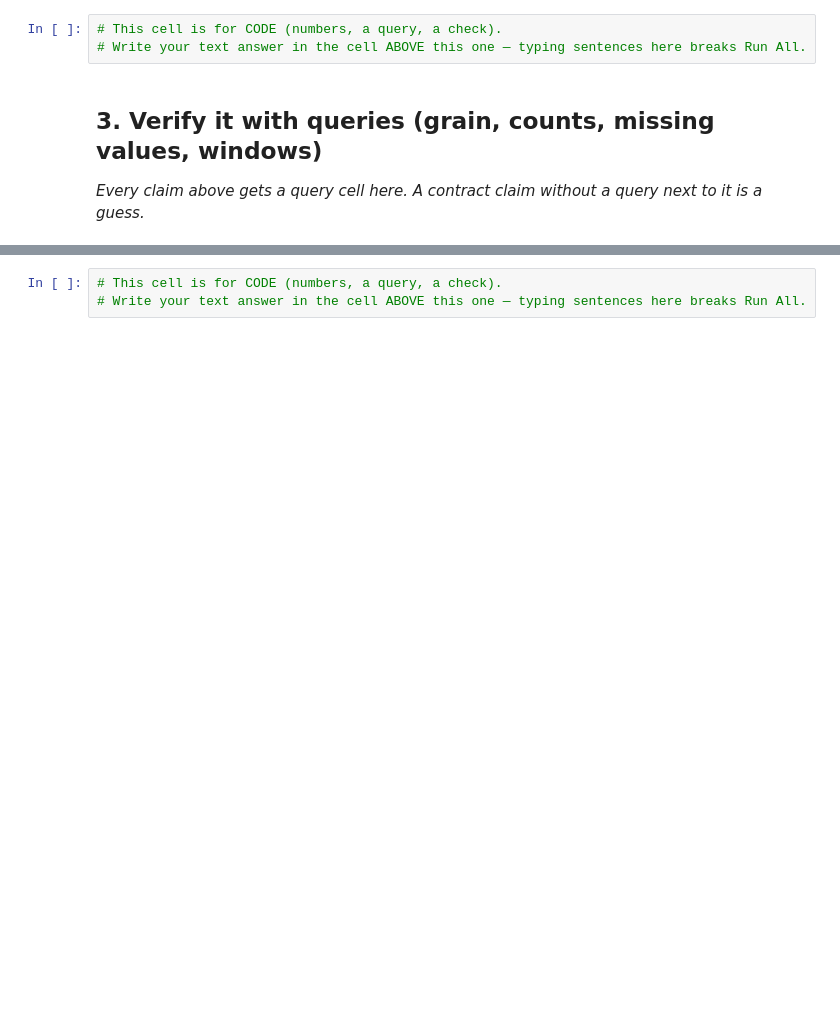
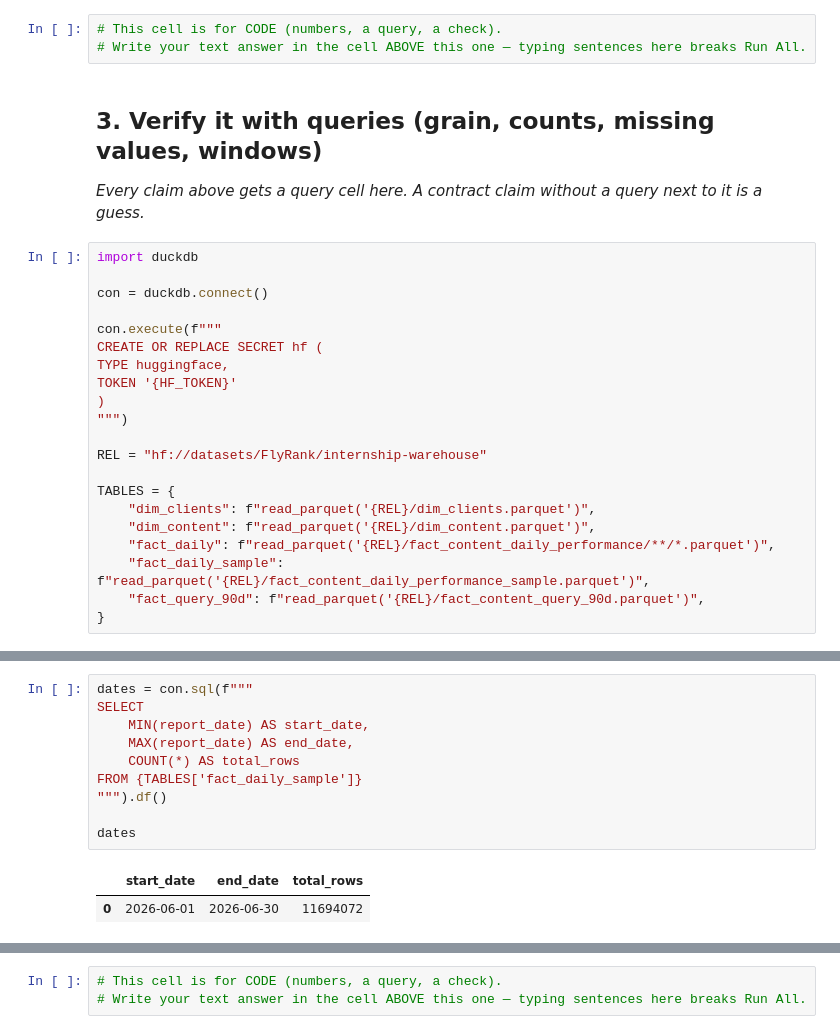
Before and after one commit to byte-AbhijitVichare/flyrank-ml-internship, a Jupyter notebook: work/notebooks/w03_data_contract.ipynb, the cells around one changed output, grey strips where cells are left out. Drawn from its saved outputs; the diff is of its cells as text; blank space fills up the shorter version.

```diff
--- a/work/notebooks/w03_data_contract.ipynb
+++ b/work/notebooks/w03_data_contract.ipynb
@@ -24,3 +53,24 @@ This skeleton is yours to fill. Work the sections **in order** — each one has
 ## 3. Verify it with queries (grain, counts, missing values, windows)
 
 *Every claim above gets a query cell here. A contract claim without a query next to it is a guess.*
+# %%
+import duckdb
+
+con = duckdb.connect()
+
+con.execute(f"""
+CREATE OR REPLACE SECRET hf (
+TYPE huggingface,
+TOKEN '{HF_TOKEN}'
+)
+""")
+
+REL = "hf://datasets/FlyRank/internship-warehouse"
+
+TABLES = {
+    "dim_clients": f"read_parquet('{REL}/dim_clients.parquet')",
+    "dim_content": f"read_parquet('{REL}/dim_content.parquet')",
+    "fact_daily": f"read_parquet('{REL}/fact_content_daily_performance/**/*.parquet')",
+    "fact_daily_sample": f"read_parquet('{REL}/fact_content_daily_performance_sample.parquet')",
+    "fact_query_90d": f"read_parquet('{REL}/fact_content_query_90d.parquet')",
+}
@@ -26,0 +89,13 @@ This skeleton is yours to fill. Work the sections **in order** — each one has
+# %%
+dates = con.sql(f"""
+SELECT
+    MIN(report_date) AS start_date,
+    MAX(report_date) AS end_date,
+    COUNT(*) AS total_rows
+FROM {TABLES['fact_daily_sample']}
+""").df()
+
+dates
+# %% [output]
+|  | start_date | end_date | total_rows |
+| 0 | 2026-06-01 | 2026-06-30 | 11694072 |
```
Also changed, not shown: parts of 10 cells of this notebook.
